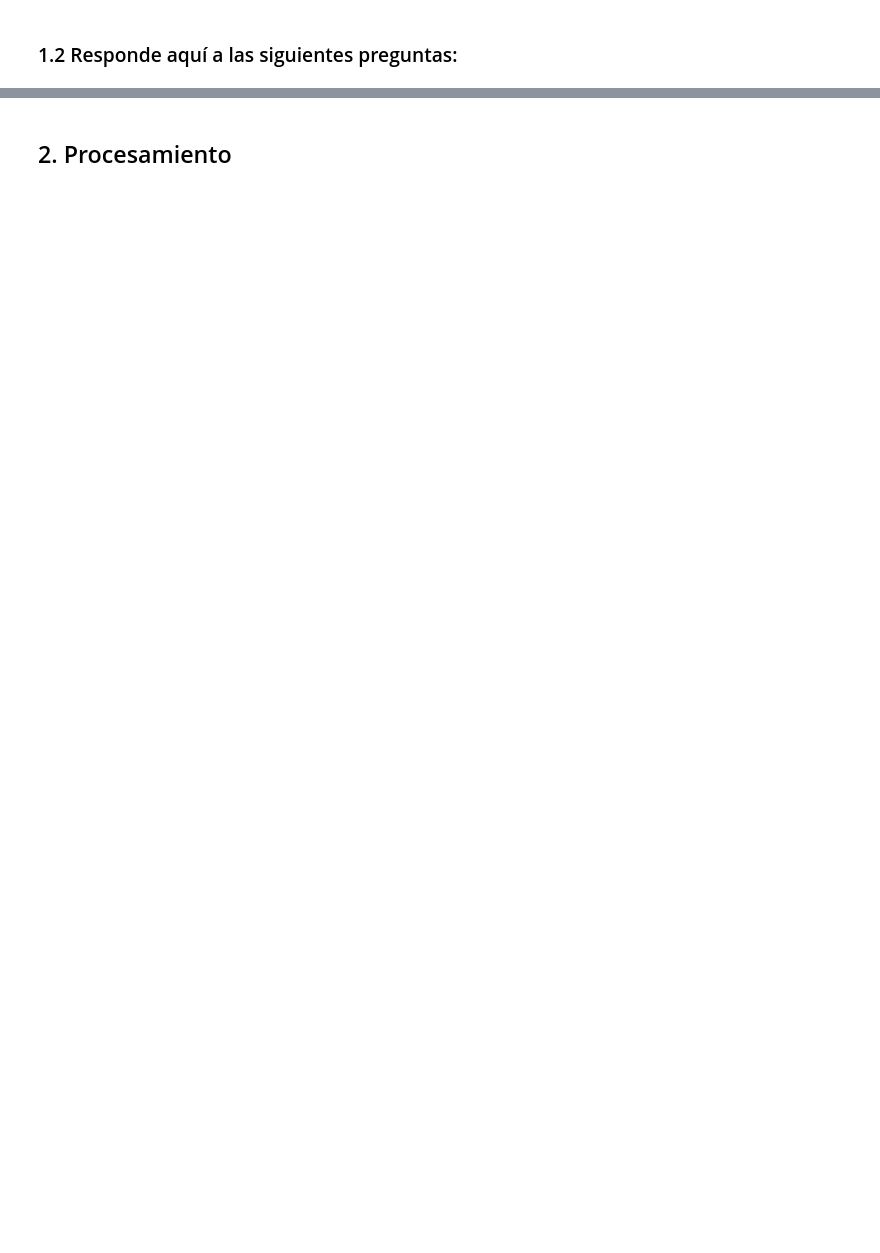
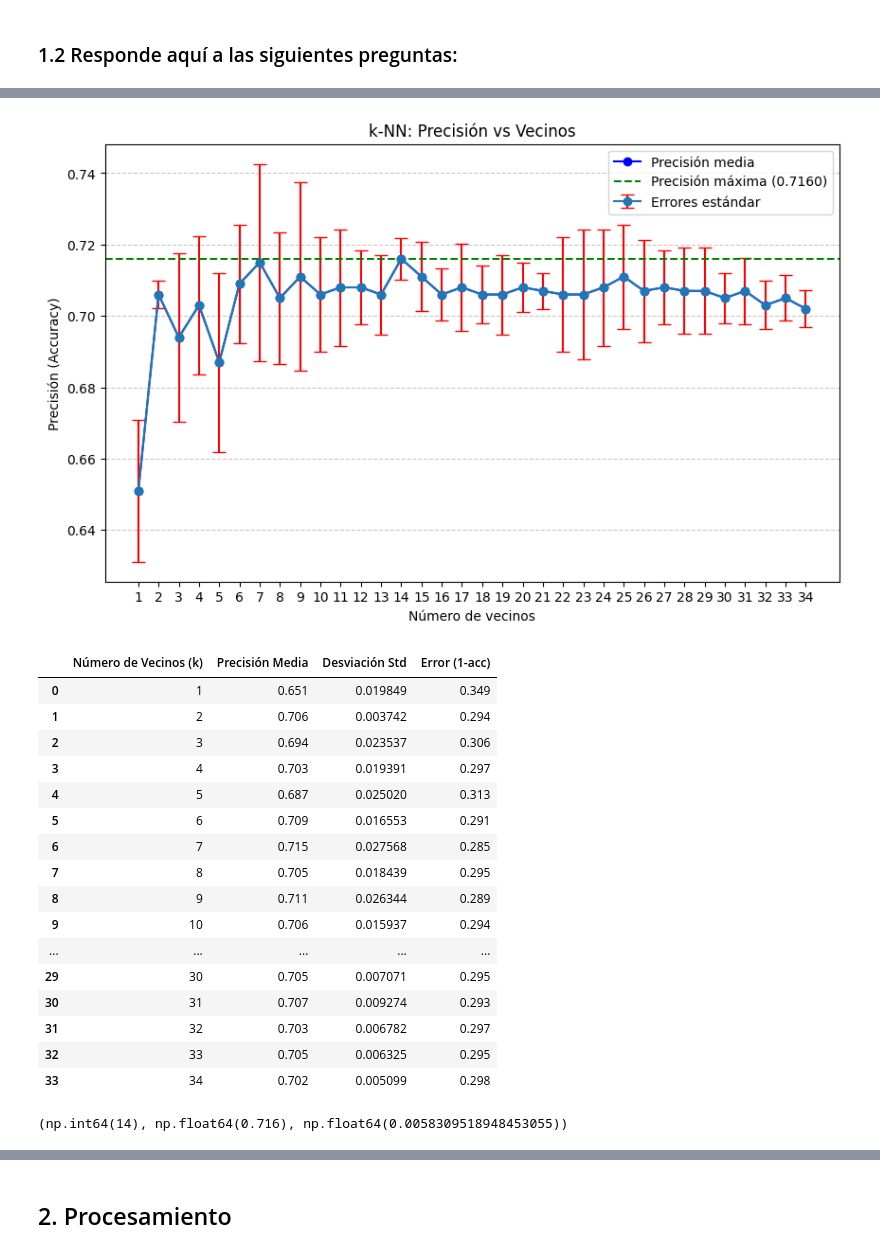
Before and after one commit to Cocolocoloco777/IA, a Jupyter notebook: Práctica 3/p3_03.ipynb, the cells around one changed output, grey strips where cells are left out. Saved outputs shown, nothing was run; the diff lists cells and outputs as text; code cells hidden in the pictures; blank space fills up the shorter version.

```diff
--- a/Práctica 3/p3_03.ipynb
+++ b/Práctica 3/p3_03.ipynb
@@ -66,9 +149,8 @@ La siguiente celda entrena un modelo y lo evalúa en varias particiones training
 import math
 from sklearn.neighbors import KNeighborsClassifier
 from sklearn.tree import DecisionTreeClassifier
-# otros clasificadores (del notebook p4_01)
 
-clf = KNeighborsClassifier(n_neighbors=1) # DecisionTreeClassifier(max_depth=3)
-scores = cross_val_score(clf, X, y, cv=10) # 10-fold cross-validation
+clf = KNeighborsClassifier(n_neighbors=1)
+scores = cross_val_score(clf, X, y, cv=5)
 print('Precisión en cada una de las particiones: ', scores)
 print('Estimación de la precisión por validación cruzada: {:.2f} +/- {:.2f}'.format(scores.mean(), scores.std()))
@@ -80,0 +180,3 @@ print('Estimación de la precisión por validación cruzada: {:.2f} +/- {:.2f}'.
+# %%
+error = 1 - scores.mean()
+print('Error del modelo: ', error)
@@ -97,0 +288,24 @@ print('Estimación de la precisión por validación cruzada: {:.2f} +/- {:.2f}'.
+# %%
+num_neighbors = 35
+knn_classifiers = [KNeighborsClassifier(n_neighbors=n) for n in range(1, num_neighbors)]
+plot_cross_validation(X, y, knn_classifiers, range(1,num_neighbors), 'k-NN: Precisión vs Vecinos', 'Número de vecinos', table= True)
+# %% [output]
+[figure, added]
+|  | Número de Vecinos (k) | Precisión Media | Desviación Std | Error (1-acc) |
+| 0 | 1 | 0.651 | 0.019849 | 0.349 |
+| 1 | 2 | 0.706 | 0.003742 | 0.294 |
+| 2 | 3 | 0.694 | 0.023537 | 0.306 |
+| 3 | 4 | 0.703 | 0.019391 | 0.297 |
+| 4 | 5 | 0.687 | 0.025020 | 0.313 |
+| 5 | 6 | 0.709 | 0.016553 | 0.291 |
+| 6 | 7 | 0.715 | 0.027568 | 0.285 |
+| 7 | 8 | 0.705 | 0.018439 | 0.295 |
+| 8 | 9 | 0.711 | 0.026344 | 0.289 |
+| 9 | 10 | 0.706 | 0.015937 | 0.294 |
+| ... | ... | ... | ... | ... |
+| 29 | 30 | 0.705 | 0.007071 | 0.295 |
+| 30 | 31 | 0.707 | 0.009274 | 0.293 |
+| 31 | 32 | 0.703 | 0.006782 | 0.297 |
+| 32 | 33 | 0.705 | 0.006325 | 0.295 |
+| 33 | 34 | 0.702 | 0.005099 | 0.298 |
+(np.int64(14), np.float64(0.716), np.float64(0.0058309518948453055))
```
Also changed, not shown: parts of 54 cells of this notebook, 1 other file.
